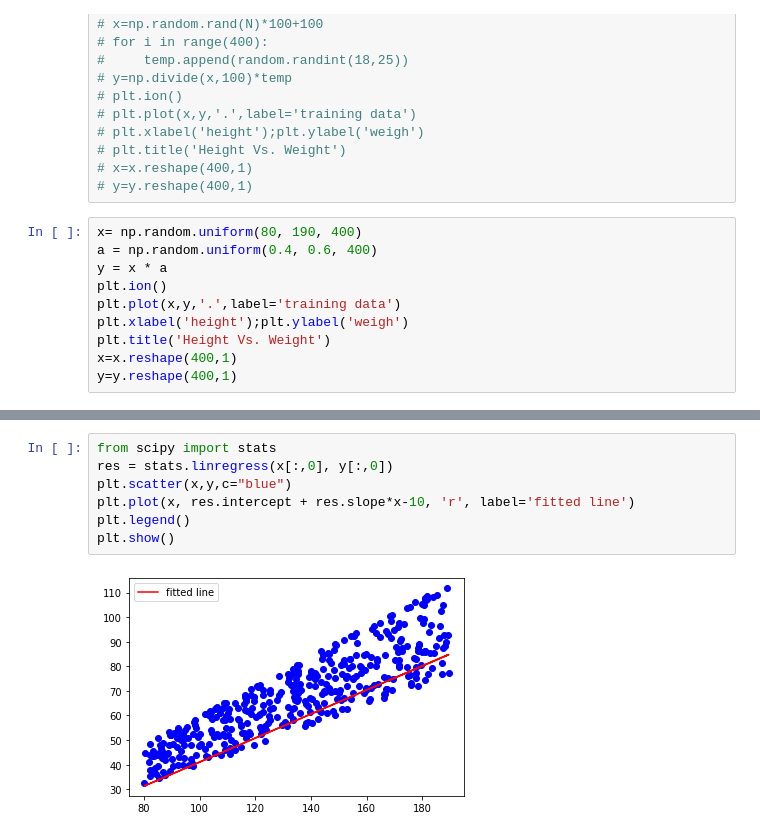
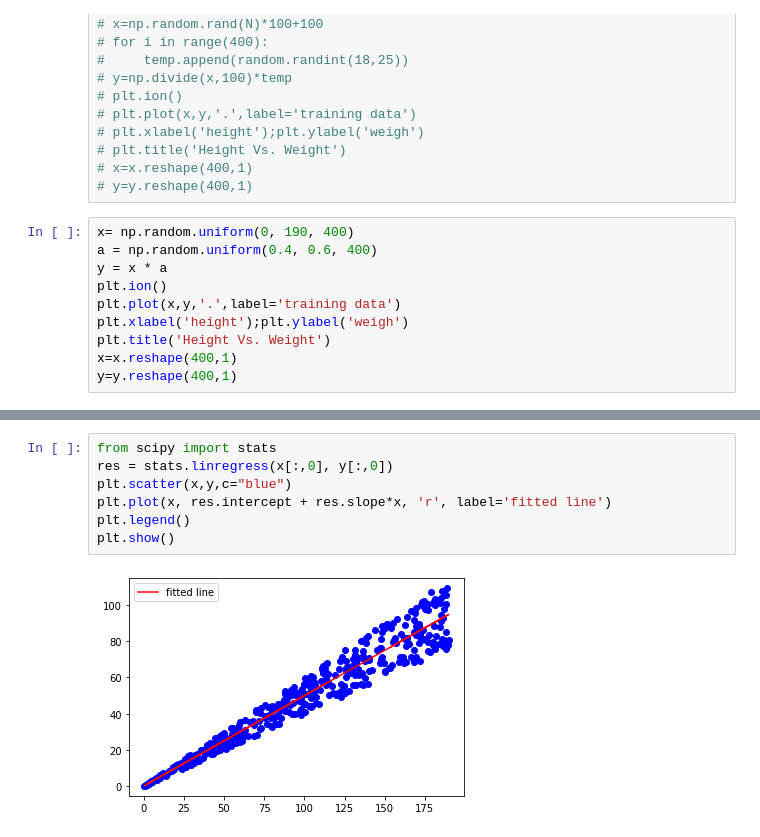
Before and after one commit to FatemeZamanian/Adaline, a Jupyter notebook: WH-Adaline.ipynb, the cells around one changed output, grey strips where cells are left out. Saved outputs shown, nothing was run; the diff lists cells and outputs as text.

```diff
--- a/WH-Adaline.ipynb
+++ b/WH-Adaline.ipynb
@@ -28,7 +28,7 @@ import matplotlib.pyplot as plt
 # x=x.reshape(400,1)
 # y=y.reshape(400,1)
 # %%
-x= np.random.uniform(80, 190, 400)
+x= np.random.uniform(0, 190, 400)
 a = np.random.uniform(0.4, 0.6, 400)
 y = x * a
 plt.ion()
@@ -66,9 +66,9 @@ plt.plot(x,y_pred,c="green",lw=4)
 # %%
 from scipy import stats
 res = stats.linregress(x[:,0], y[:,0])
 plt.scatter(x,y,c="blue")
-plt.plot(x, res.intercept + res.slope*x-10, 'r', label='fitted line')
+plt.plot(x, res.intercept + res.slope*x, 'r', label='fitted line')
 plt.legend()
 plt.show()
 # %% [output]
-[figure, old version]
+[figure, new version]
```
Also changed, not shown: parts of 4 cells of this notebook.
